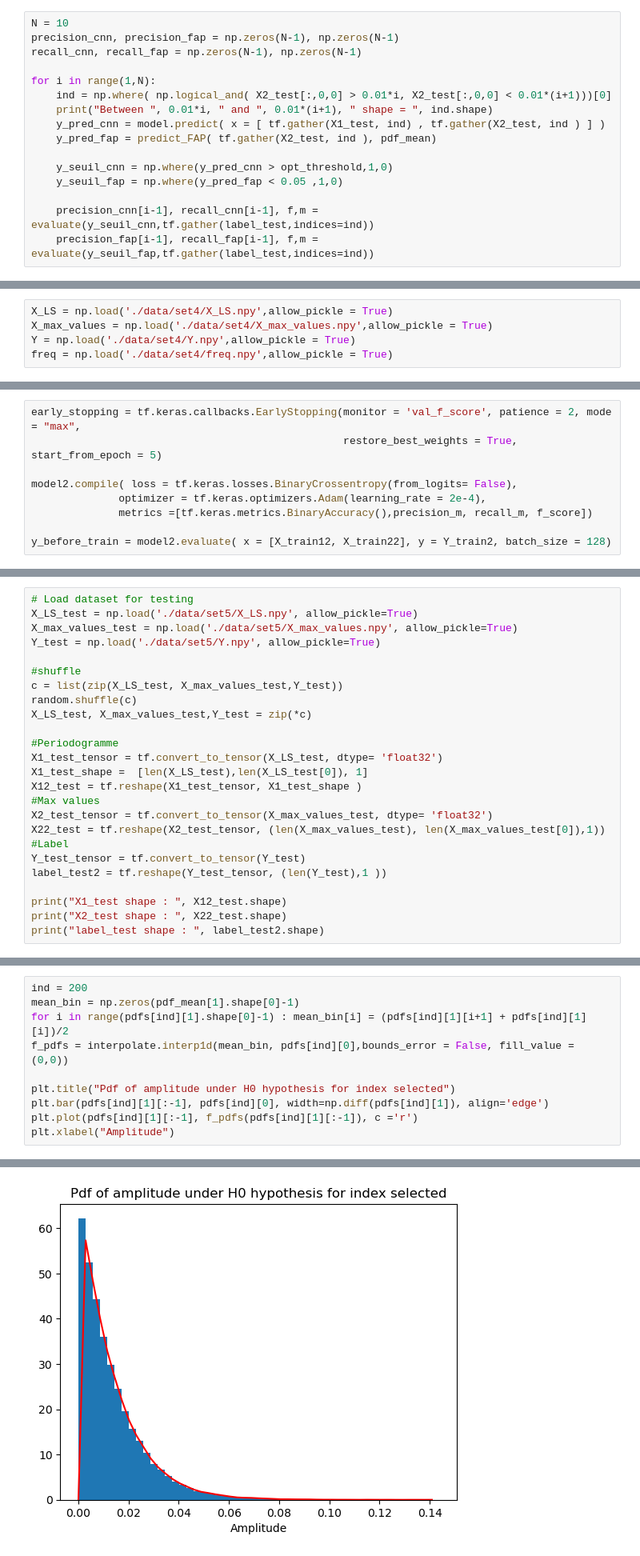
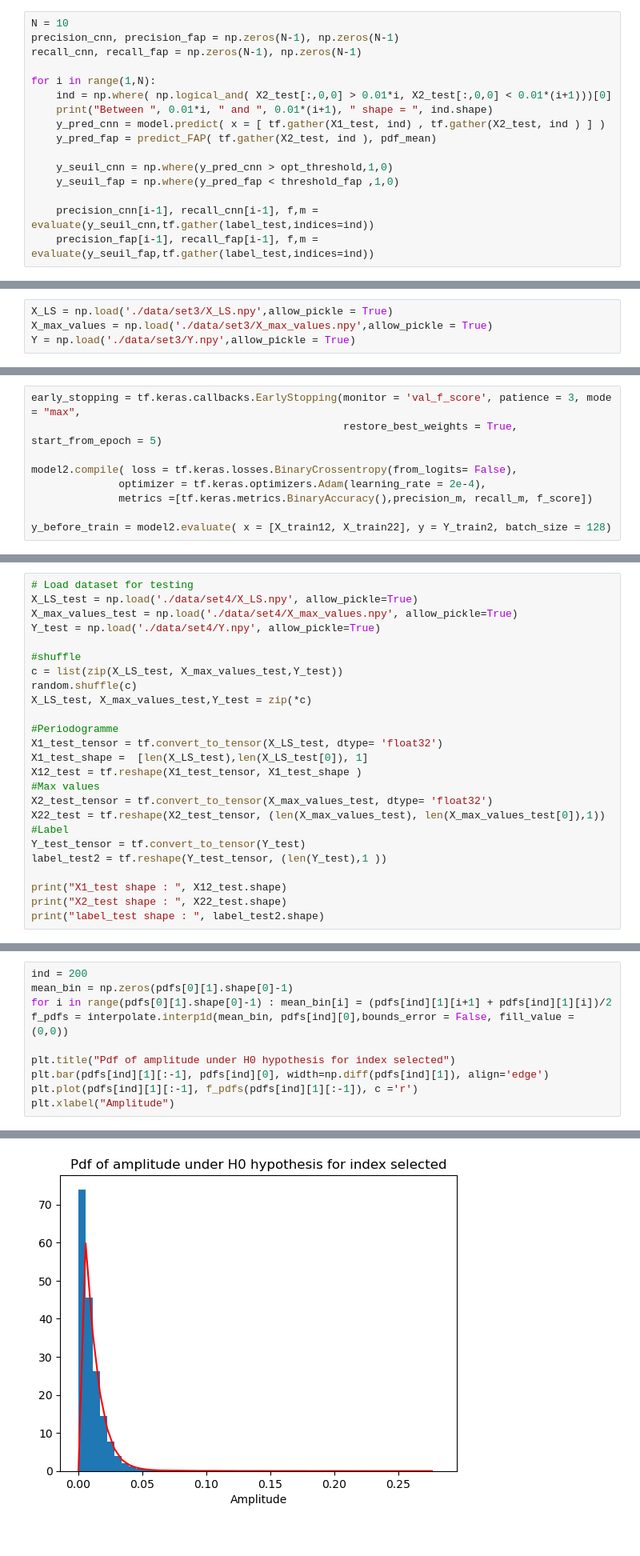
Before and after one commit to hugokerino/Stage_R-V, a Jupyter notebook: Notebook_CNN.ipynb, the cells around one changed output, grey strips where cells are left out. Shown at 80% size. Saved outputs shown, nothing was run; the diff lists cells and outputs as text.

```diff
--- a/Notebook_CNN.ipynb
+++ b/Notebook_CNN.ipynb
@@ -655,7 +707,7 @@ for i in range(1,N):
     y_pred_fap = predict_FAP( tf.gather(X2_test, ind ), pdf_mean)
 
     y_seuil_cnn = np.where(y_pred_cnn > opt_threshold,1,0)
-    y_seuil_fap = np.where(y_pred_fap < 0.05 ,1,0)
+    y_seuil_fap = np.where(y_pred_fap < threshold_fap ,1,0)
 
     precision_cnn[i-1], recall_cnn[i-1], f,m = evaluate(y_seuil_cnn,tf.gather(label_test,indices=ind))
     precision_fap[i-1], recall_fap[i-1], f,m = evaluate(y_seuil_fap,tf.gather(label_test,indices=ind))
@@ -719,8 +771,7 @@ Text(0, 0.5, 'Recall')
 # %%
-X_LS = np.load('./data/set4/X_LS.npy',allow_pickle = True)
-X_max_values = np.load('./data/set4/X_max_values.npy',allow_pickle = True)
-Y = np.load('./data/set4/Y.npy',allow_pickle = True)
-freq = np.load('./data/set4/freq.npy',allow_pickle = True)
+X_LS = np.load('./data/set3/X_LS.npy',allow_pickle = True)
+X_max_values = np.load('./data/set3/X_max_values.npy',allow_pickle = True)
+Y = np.load('./data/set3/Y.npy',allow_pickle = True)
 # %%
 #Data pre-processing
 #shuffle
@@ -787,7 +838,7 @@ outputs2 = layers.Dense(1,activation = 'sigmoid')(x)
 
 model2 = tf.keras.Model(inputs=[inputs12,inputs22], outputs=outputs2, name ="ExoplANNET2")
 # %%
-early_stopping = tf.keras.callbacks.EarlyStopping(monitor = 'val_f_score', patience = 2, mode = "max",
+early_stopping = tf.keras.callbacks.EarlyStopping(monitor = 'val_f_score', patience = 3, mode = "max",
                                                   restore_best_weights = True, start_from_epoch = 5)
 
 model2.compile( loss = tf.keras.losses.BinaryCrossentropy(from_logits= False),
@@ -849,8 +900,8 @@ Text(0.5, 0, 'Epochs')
 # %%
 # Load dataset for testing
-X_LS_test = np.load('./data/set5/X_LS.npy', allow_pickle=True)
-X_max_values_test = np.load('./data/set5/X_max_values.npy', allow_pickle=True)
-Y_test = np.load('./data/set5/Y.npy', allow_pickle=True)
+X_LS_test = np.load('./data/set4/X_LS.npy', allow_pickle=True)
+X_max_values_test = np.load('./data/set4/X_max_values.npy', allow_pickle=True)
+Y_test = np.load('./data/set4/Y.npy', allow_pickle=True)
 
 #shuffle
 c = list(zip(X_LS_test, X_max_values_test,Y_test))
@@ -994,17 +1046,17 @@ AUC =  0.976
 pdfs = np.load('./data/set1/pdfs.npy', allow_pickle=True)
 # %%
 ind = 200
-mean_bin = np.zeros(pdf_mean[1].shape[0]-1)
-for i in range(pdfs[ind][1].shape[0]-1) : mean_bin[i] = (pdfs[ind][1][i+1] + pdfs[ind][1][i])/2
+mean_bin = np.zeros(pdfs[0][1].shape[0]-1)
+for i in range(pdfs[0][1].shape[0]-1) : mean_bin[i] = (pdfs[ind][1][i+1] + pdfs[ind][1][i])/2
 f_pdfs = interpolate.interp1d(mean_bin, pdfs[ind][0],bounds_error = False, fill_value = (0,0))
 
 plt.title("Pdf of amplitude under H0 hypothesis for index selected")
 plt.bar(pdfs[ind][1][:-1], pdfs[ind][0], width=np.diff(pdfs[ind][1]), align='edge')
 plt.plot(pdfs[ind][1][:-1], f_pdfs(pdfs[ind][1][:-1]), c ='r')
 plt.xlabel("Amplitude")
 # %% [output]
 Text(0.5, 0, 'Amplitude')
-[figure, old version]
+[figure, new version]
 # %%
 # Function to compute the p-value of a distribution
 def predict_pval(GLS, pdfs):
```
Also changed, not shown: parts of 55 cells of this notebook, 2 other files.
